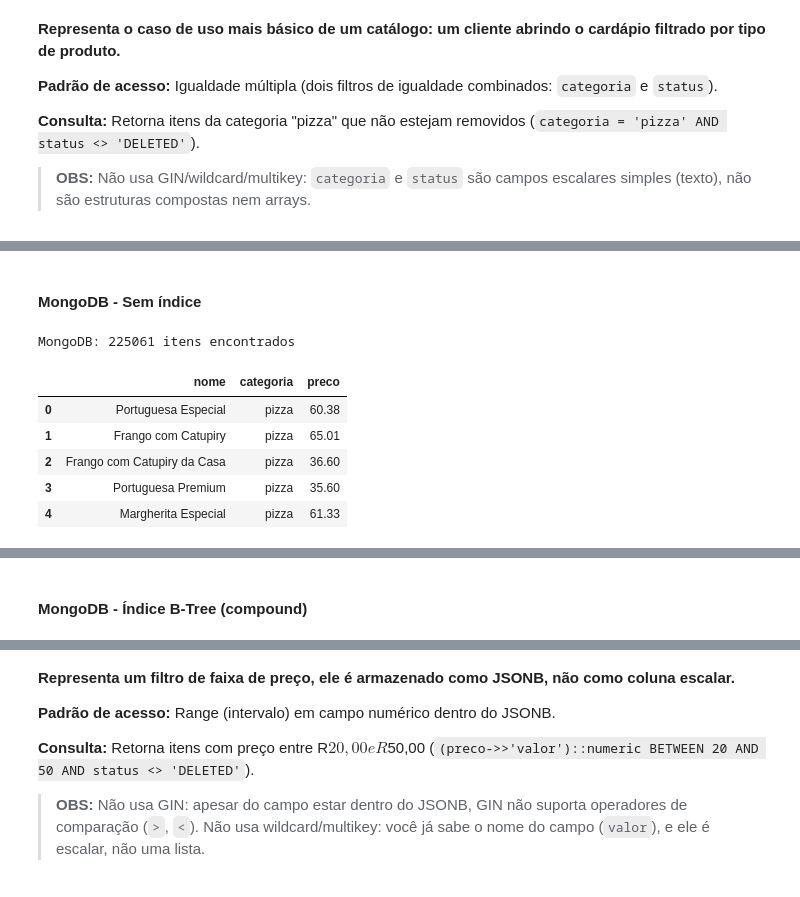
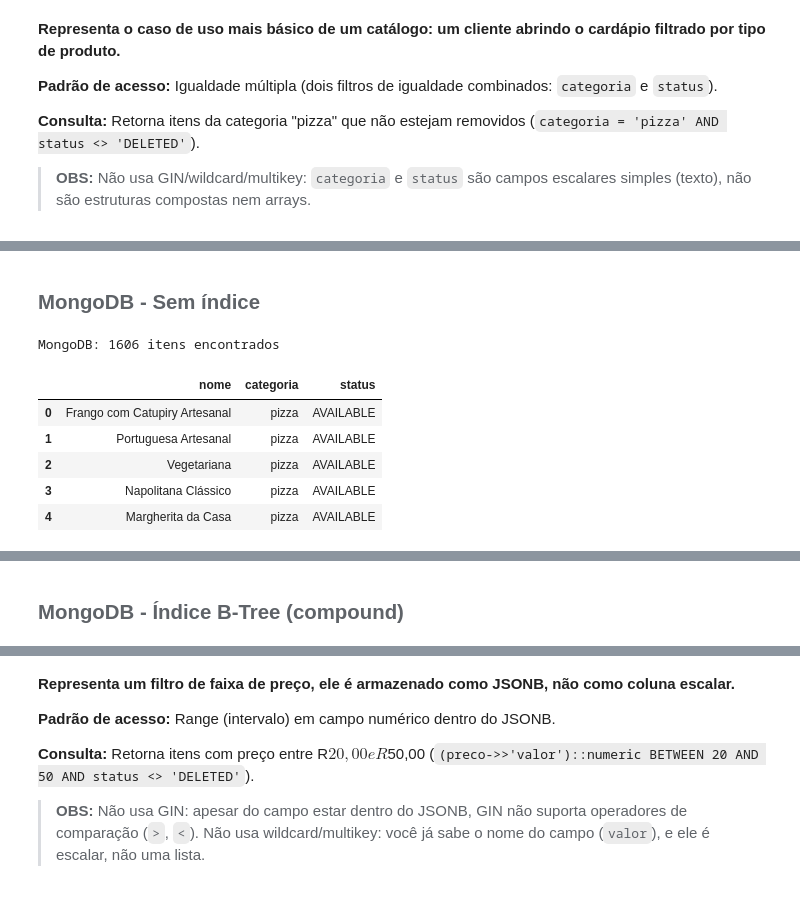
Before and after one commit to RauanySecci/TCC_Rauany, a Jupyter notebook: notebooks/analises.ipynb, the cells around one changed output, grey strips where cells are left out. Drawn from its saved outputs; the diff is of its cells as text; code cells hidden in the pictures.

```diff
--- a/notebooks/analises.ipynb
+++ b/notebooks/analises.ipynb
@@ -357,17 +367,25 @@ reportado internamente pelo SGBD (via `EXPLAIN ANALYZE`/`explain()`).
 - `repeats` — quantas vezes repetir a medição (padrão: 5)
 - `warm_up` — se deve fazer uma execução de "aquecimento" antes de cronometrar (padrão: sim)
 # %%
+import time
 import statistics
 
-def medir_tempo(acao, repeats=5, warm_up=True):
+def medir_tempo(acao, repeats=5, warm_up=True, antes=None):
+    # `antes` (opcional) roda antes de CADA execução, fora da cronometragem
+    # (ex.: restaurar o estado do banco). Sem ele, o comportamento é o de sempre.
     try:
         if warm_up:
+            if antes:
+                antes()
             acao()  # descarta a primeira execução
 
         tempos = []
         for _ in range(repeats):
-            tempo_reportado = acao()  # executa a ação e guarda o tempo que o proprio BD relatou (explain)
-            tempos.append(tempo_reportado)
+            if antes:
+                antes()
+            inicio = time.perf_counter()
+            acao()
+            tempos.append((time.perf_counter() - inicio) * 1000)  # em ms
 
         return {
             "min": min(tempos),
@@ -728,51 +745,48 @@ Espaço ocupado pelo índice: 44.52 MB
 # %% [markdown]
-#### MongoDB - Sem índice
+###### <span style="font-size:1.6em">MongoDB - Sem índice</span>
 # %%
-# serve apenas para conferir o resultado
-def consulta_q1_mongo():
+# serve apenas para conferir o resultado, e também é usada para medir o tempo
+def consulta_c1_mongo(categoria="pizza"):
     cursor = db_mongo.itens.find(
-        {"categoria": "pizza", "disponivel": True},
-        {"_id": 0, "nome": 1, "categoria": 1, "preco": 1}
+        {"categoria": categoria, "status": {"$ne": "DELETED"}},
+        {"_id": 0, "nome": 1, "categoria": 1, "status": 1}
     )
     return pd.DataFrame(list(cursor))
 
-# usa repetidas vezes, pra coletar o tempo interno do banco e confirmar que o plano de execução é o esperado
-def explain_q1_mongo():
+# usada uma vez, só pra confirmar visualmente o plano de execução
+def explain_c1_mongo(categoria="pizza"):
     return db_mongo.command(
         "explain",
         {
             "find": "itens",
-            "filter": {"categoria": "pizza", "disponivel": True},
-            "projection": {"_id": 0, "nome": 1, "categoria": 1, "preco": 1},
+            "filter": {"categoria": categoria, "status": {"$ne": "DELETED"}},
+            "projection": {"_id": 0, "nome": 1, "categoria": 1, "status": 1},
         },
         verbosity="executionStats"
     )
 
-def tempo_q1_mongo():
-    return explain_q1_mongo()["executionStats"]["executionTimeMillis"]
+# Inspeciona os dados
+df_c1_mongo = consulta_c1_mongo()
+print(f"MongoDB: {len(df_c1_mongo)} itens encontrados")
+display(df_c1_mongo.head())
 
-# Inspeciona os dados
-df_q1_mongo = consulta_q1_mongo()
-print(f"MongoDB: {len(df_q1_mongo)} itens encontrados")
-display(df_q1_mongo.head())
-
-# Confirma o plano de execução
-plano_q1_mongo = explain_q1_mongo()
-stage = plano_q1_mongo["queryPlanner"]["winningPlan"].get("stage")
+# Confirma o plano de execução (não entra na medição de tempo)
+plano_c1_mongo = explain_c1_mongo()
+stage = encontrar_estagio_scan(plano_c1_mongo["queryPlanner"]["winningPlan"])
 print(f"Tipo de acesso usado: {stage}")
 
-# Mede o tempo de execução
-resultado_q1_mongo_sem_indice = medir_tempo(tempo_q1_mongo, repeats=10)
-print(f"Min: {resultado_q1_mongo_sem_indice['min']:.2f} ms")
-print(f"Max: {resultado_q1_mongo_sem_indice['max']:.2f} ms")
-print(f"Média: {resultado_q1_mongo_sem_indice['media']:.2f} ms")
-print(f"Mediana: {resultado_q1_mongo_sem_indice['mediana']:.2f} ms")
-print(f"Tempos brutos: {resultado_q1_mongo_sem_indice['tempos_brutos']}")
+# Mede o tempo de execução (via cronometragem externa, uniforme com o Postgres)
+resultado_c1_mongo_sem_indice = medir_tempo(consulta_c1_mongo, repeats=10)
+print(f"Min: {resultado_c1_mongo_sem_indice['min']:.2f} ms")
+print(f"Max: {resultado_c1_mongo_sem_indice['max']:.2f} ms")
+print(f"Média: {resultado_c1_mongo_sem_indice['media']:.2f} ms")
+print(f"Mediana: {resultado_c1_mongo_sem_indice['mediana']:.2f} ms")
+print(f"Tempos brutos: {resultado_c1_mongo_sem_indice['tempos_brutos']}")
 # %% [output]
-MongoDB: 225061 itens encontrados
+MongoDB: 1606 itens encontrados
-|  | nome | categoria | preco |
-| 0 | Portuguesa Especial | pizza | 60.38 |
-| 1 | Frango com Catupiry | pizza | 65.01 |
-| 2 | Frango com Catupiry da Casa | pizza | 36.60 |
-| 3 | Portuguesa Premium | pizza | 35.60 |
-| 4 | Margherita Especial | pizza | 61.33 |
+|  | nome | categoria | status |
+| 0 | Frango com Catupiry Artesanal | pizza | AVAILABLE |
+| 1 | Portuguesa Artesanal | pizza | AVAILABLE |
+| 2 | Vegetariana | pizza | AVAILABLE |
+| 3 | Napolitana Clássico | pizza | AVAILABLE |
+| 4 | Margherita da Casa | pizza | AVAILABLE |
@@ -785,3 +799,3 @@ Tempos brutos: [729, 738, 736, 902, 992, 775, 833, 995, 919, 827]
 # %% [markdown]
-#### MongoDB - Índice B-Tree (compound)
+###### <span style="font-size:1.6em">MongoDB - Índice B-Tree (compound)</span>
 # %%
```
Also changed, not shown: parts of 136 cells of this notebook, 1 other file.
